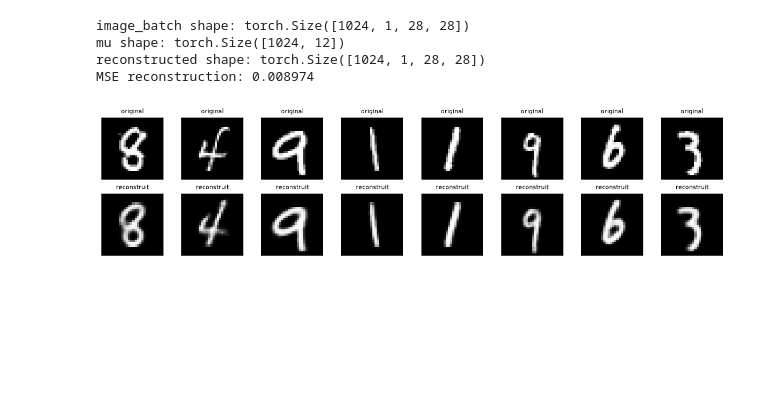
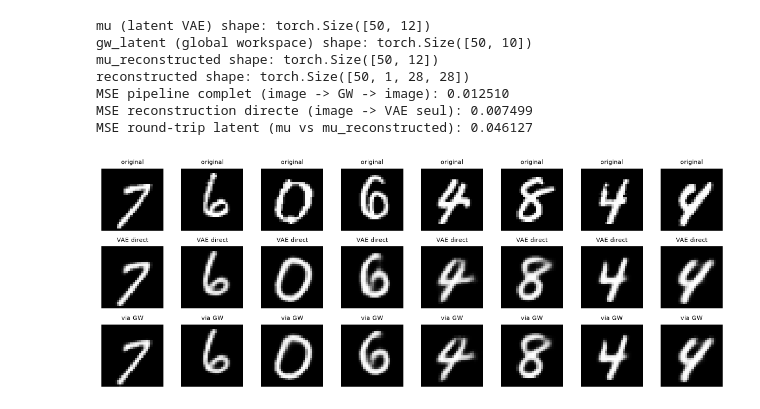
Before and after one commit to lucas-ch/gwnumb, a Jupyter notebook: test.ipynb, the cells around one changed output. Cells and saved outputs as stored; diff of their text form; code cells hidden in the pictures; blank space fills up the shorter version.

```diff
--- a/test.ipynb
+++ b/test.ipynb
@@ -1,15 +1,18 @@
 # %%
 from cfg_tools import load_config_files
 
-from numb_project.gw_model import MyGlobalWorkspace, get_global_workspace_params
+from numb_project.gw_model import MyGlobalWorkspace, get_global_workspace_mods
 from numb_project.data_module import MnistDataModule
+from numb_project.utils import get_domains_config
 
 config = load_config_files(
     f"/home/lucas/gwnumb/config",
     use_cli=False,
     load_files=["config.yaml"])[0]
 
-gw_mod, selection_mod, loss_mod = get_global_workspace_params(config)
+domain_configs = get_domains_config(['image', 'digit'])
+
+gw_mod, selection_mod, loss_mod = get_global_workspace_mods(config, domain_configs)
 
 gw = MyGlobalWorkspace.load_from_checkpoint(
     "/home/lucas/gwnumb/checkpoints/numb/test.ckpt",
@@ -17,3 +20,5 @@ gw = MyGlobalWorkspace.load_from_checkpoint(
     selection_mod=selection_mod,
     loss_mod=loss_mod
     )
+
+data_module = MnistDataModule(50)
@@ -22,2 +24,0 @@ mnist_vae = gw.gw_mod.domain_mods.image.vae
-# %%
-data_module = MnistDataModule(1024)
@@ -27,58 +26,84 @@ train_loader = data_module.train_dataloader()
 import matplotlib.pyplot as plt
 import torch
 
-train_loader = data_module.train_dataloader()
+data_loader = data_module.test_dataloader()
 mnist_vae = gw.gw_mod.domain_mods.image.vae
+image_encoder = gw.gw_mod.gw_encoders.image
+image_decoder = gw.gw_mod.gw_decoders.image
+
 mnist_vae.eval()
+image_encoder.eval()
+image_decoder.eval()
 
 # Récupère un batch depuis le CombinedLoader
-batch, batch_idx, dataloader_idx = next(iter(train_loader))
+batch, batch_idx, dataloader_idx = next(iter(data_loader))
 
-# Le batch est un dict {frozenset(...): {...}} — on va chercher celui qui contient "image"
 image_batch = None
 for key, value in batch.items():
     if "image" in value:
         image_batch = value["image"]
         break
 
 if image_batch is None:
     raise ValueError("Aucune clé du batch ne contient 'image'")
 
-print("image_batch shape:", image_batch.shape)
-
-# Encode / decode
 device = next(mnist_vae.parameters()).device
 image_batch = image_batch.to(device)
 
 with torch.no_grad():
+    # 1. Image -> espace latent VAE (mu, 12D)
     mu, logvar = mnist_vae.encoder(image_batch)
-    reconstructed = mnist_vae.decoder(mu)
+    print("mu (latent VAE) shape:", mu.shape)
 
-print("mu shape:", mu.shape)
-print("reconstructed shape:", reconstructed.shape)
+    # 2. Espace latent VAE -> espace global workspace
+    gw_latent = image_encoder(mu)
+    print("gw_latent (global workspace) shape:", gw_latent.shape)
 
-# Erreur de reconstruction (MSE)
-mse = torch.nn.functional.mse_loss(reconstructed, image_batch)
-print(f"MSE reconstruction: {mse.item():.6f}")
+    # 3. Espace global workspace -> espace latent VAE (retour)
+    mu_reconstructed = image_decoder(gw_latent)
+    print("mu_reconstructed shape:", mu_reconstructed.shape)
 
-# Visualisation : originales vs reconstructions
+    # 4. Espace latent VAE -> image reconstruite
+    reconstructed = mnist_vae.decoder(mu_reconstructed)
+    print("reconstructed shape:", reconstructed.shape)
+
+    # Reconstruction "directe" (sans passer par le GW) pour comparaison
+    direct_reconstructed = mnist_vae.decoder(mu)
+
+# Erreurs
+mse_full_pipeline = torch.nn.functional.mse_loss(reconstructed, image_batch)
+mse_direct = torch.nn.functional.mse_loss(direct_reconstructed, image_batch)
+mse_latent_roundtrip = torch.nn.functional.mse_loss(mu_reconstructed, mu)
+
+print(f"MSE pipeline complet (image -> GW -> image): {mse_full_pipeline.item():.6f}")
+print(f"MSE reconstruction directe (image -> VAE seul): {mse_direct.item():.6f}")
+print(f"MSE round-trip latent (mu vs mu_reconstructed): {mse_latent_roundtrip.item():.6f}")
+
+# Visualisation : original vs reconstruction directe vs reconstruction via GW
 n_show = min(8, image_batch.shape[0])
-fig, axes = plt.subplots(2, n_show, figsize=(n_show * 1.5, 3))
+fig, axes = plt.subplots(3, n_show, figsize=(n_show * 1.5, 4.5))
 
 for i in range(n_show):
     axes[0, i].imshow(image_batch[i, 0].cpu().numpy(), cmap="gray")
     axes[0, i].axis("off")
     axes[0, i].set_title("original", fontsize=8)
 
-    axes[1, i].imshow(reconstructed[i, 0].cpu().numpy(), cmap="gray")
+    axes[1, i].imshow(direct_reconstructed[i, 0].cpu().numpy(), cmap="gray")
     axes[1, i].axis("off")
-    axes[1, i].set_title("reconstruit", fontsize=8)
+    axes[1, i].set_title("VAE direct", fontsize=8)
+
+    axes[2, i].imshow(reconstructed[i, 0].cpu().numpy(), cmap="gray")
+    axes[2, i].axis("off")
+    axes[2, i].set_title("via GW", fontsize=8)
 
 plt.tight_layout()
 plt.show()
 # %% [output]
-image_batch shape: torch.Size([1024, 1, 28, 28])
-mu shape: torch.Size([1024, 12])
-reconstructed shape: torch.Size([1024, 1, 28, 28])
-MSE reconstruction: 0.008974
+mu (latent VAE) shape: torch.Size([50, 12])
+gw_latent (global workspace) shape: torch.Size([50, 10])
+mu_reconstructed shape: torch.Size([50, 12])
+reconstructed shape: torch.Size([50, 1, 28, 28])
+MSE pipeline complet (image -> GW -> image): 0.012510
+MSE reconstruction directe (image -> VAE seul): 0.007499
+MSE round-trip latent (mu vs mu_reconstructed): 0.046127
-[figure, old version]
+[figure, new version]
```
Also changed, not shown: parts of 4 cells of this notebook, 7 other files.
